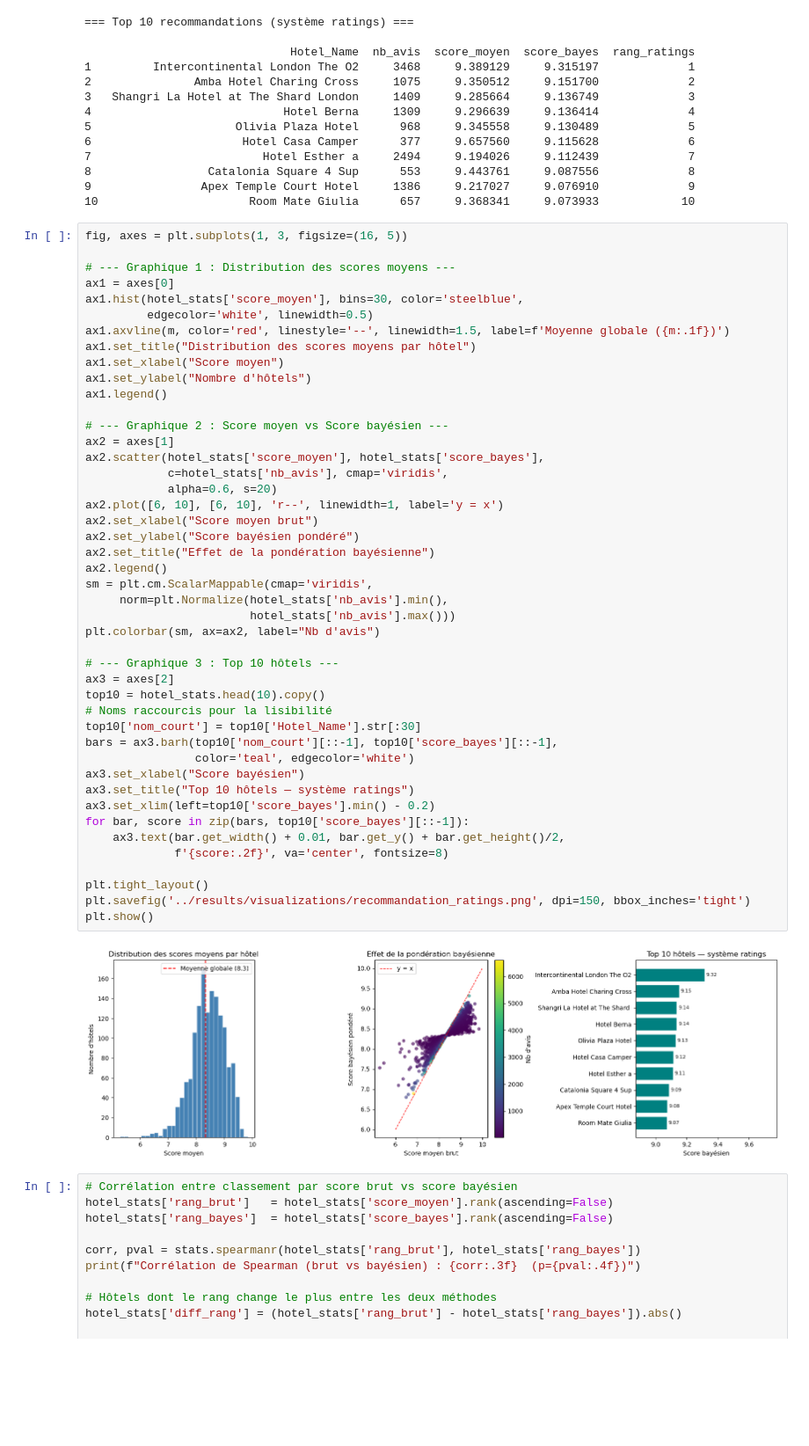
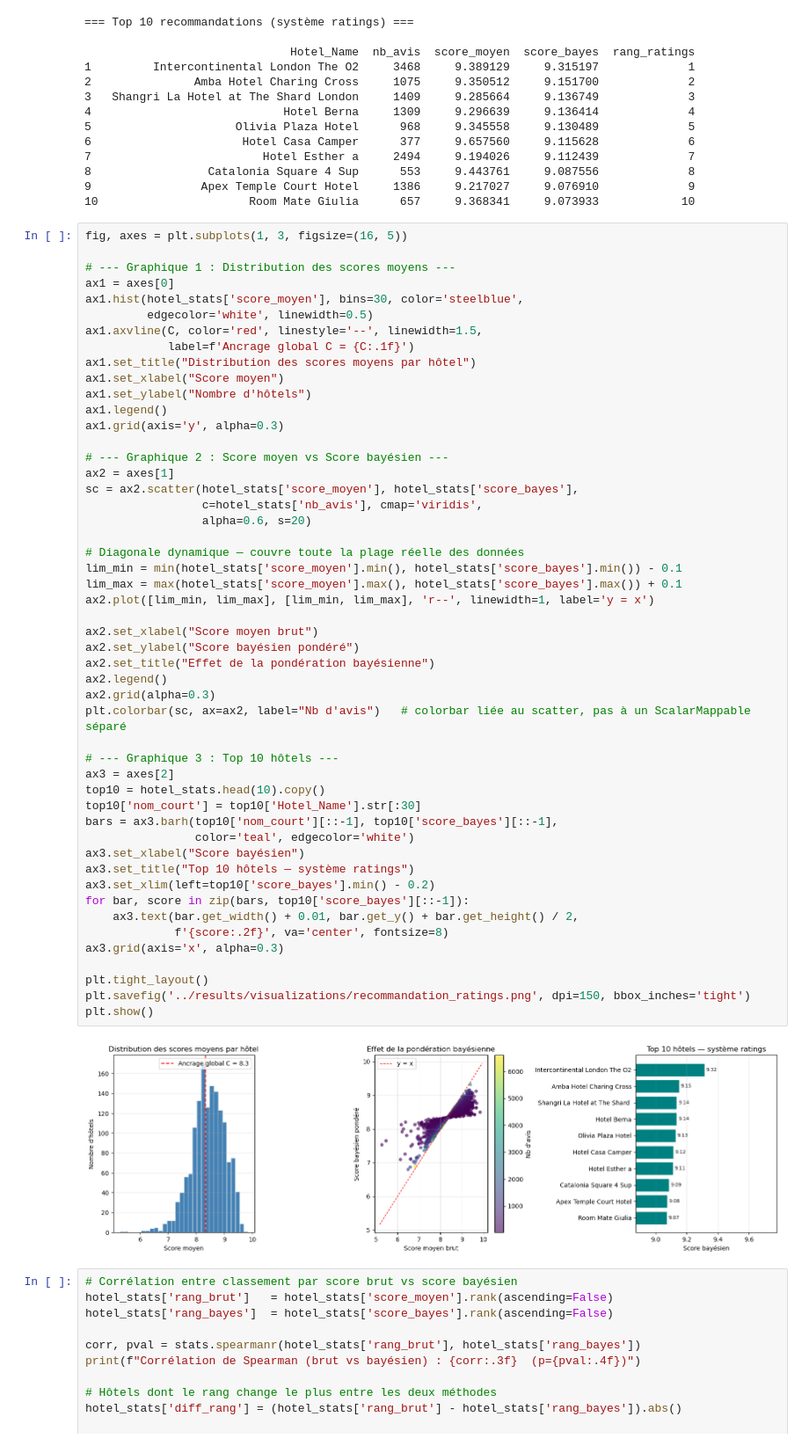
Before and after one commit to Sarahdje/NLP-Project, a Jupyter notebook: notebooks/06_rating_recomm.ipynb, the cells around one changed output. Shown at 88% size. Cells and saved outputs as stored; diff of their text form; blank space fills up the shorter version.

```diff
--- a/notebooks/06_rating_recomm.ipynb
+++ b/notebooks/06_rating_recomm.ipynb
@@ -150,46 +157,51 @@ fig, axes = plt.subplots(1, 3, figsize=(16, 5))
 ax1 = axes[0]
 ax1.hist(hotel_stats['score_moyen'], bins=30, color='steelblue',
          edgecolor='white', linewidth=0.5)
-ax1.axvline(m, color='red', linestyle='--', linewidth=1.5, label=f'Moyenne globale ({m:.1f})')
+ax1.axvline(C, color='red', linestyle='--', linewidth=1.5,
+            label=f'Ancrage global C = {C:.1f}')
 ax1.set_title("Distribution des scores moyens par hôtel")
 ax1.set_xlabel("Score moyen")
 ax1.set_ylabel("Nombre d'hôtels")
 ax1.legend()
+ax1.grid(axis='y', alpha=0.3)
 
 # --- Graphique 2 : Score moyen vs Score bayésien ---
 ax2 = axes[1]
-ax2.scatter(hotel_stats['score_moyen'], hotel_stats['score_bayes'],
-            c=hotel_stats['nb_avis'], cmap='viridis',
-            alpha=0.6, s=20)
-ax2.plot([6, 10], [6, 10], 'r--', linewidth=1, label='y = x')
+sc = ax2.scatter(hotel_stats['score_moyen'], hotel_stats['score_bayes'],
+                 c=hotel_stats['nb_avis'], cmap='viridis',
+                 alpha=0.6, s=20)
+
+# Diagonale dynamique — couvre toute la plage réelle des données
+lim_min = min(hotel_stats['score_moyen'].min(), hotel_stats['score_bayes'].min()) - 0.1
+lim_max = max(hotel_stats['score_moyen'].max(), hotel_stats['score_bayes'].max()) + 0.1
+ax2.plot([lim_min, lim_max], [lim_min, lim_max], 'r--', linewidth=1, label='y = x')
+
 ax2.set_xlabel("Score moyen brut")
 ax2.set_ylabel("Score bayésien pondéré")
 ax2.set_title("Effet de la pondération bayésienne")
 ax2.legend()
-sm = plt.cm.ScalarMappable(cmap='viridis',
-     norm=plt.Normalize(hotel_stats['nb_avis'].min(),
-                        hotel_stats['nb_avis'].max()))
-plt.colorbar(sm, ax=ax2, label="Nb d'avis")
+ax2.grid(alpha=0.3)
+plt.colorbar(sc, ax=ax2, label="Nb d'avis")   # colorbar liée au scatter, pas à un ScalarMappable séparé
 
 # --- Graphique 3 : Top 10 hôtels ---
 ax3 = axes[2]
 top10 = hotel_stats.head(10).copy()
-# Noms raccourcis pour la lisibilité
 top10['nom_court'] = top10['Hotel_Name'].str[:30]
 bars = ax3.barh(top10['nom_court'][::-1], top10['score_bayes'][::-1],
                 color='teal', edgecolor='white')
 ax3.set_xlabel("Score bayésien")
 ax3.set_title("Top 10 hôtels — système ratings")
 ax3.set_xlim(left=top10['score_bayes'].min() - 0.2)
 for bar, score in zip(bars, top10['score_bayes'][::-1]):
-    ax3.text(bar.get_width() + 0.01, bar.get_y() + bar.get_height()/2,
+    ax3.text(bar.get_width() + 0.01, bar.get_y() + bar.get_height() / 2,
              f'{score:.2f}', va='center', fontsize=8)
+ax3.grid(axis='x', alpha=0.3)
 
 plt.tight_layout()
 plt.savefig('../results/visualizations/recommandation_ratings.png', dpi=150, bbox_inches='tight')
 plt.show()
 # %% [output]
-[figure, old version]
+[figure, new version]
 # %%
 # Corrélation entre classement par score brut vs score bayésien
 hotel_stats['rang_brut']   = hotel_stats['score_moyen'].rank(ascending=False)
```
Also changed, not shown: parts of 1 cell of this notebook, 2 other files.
